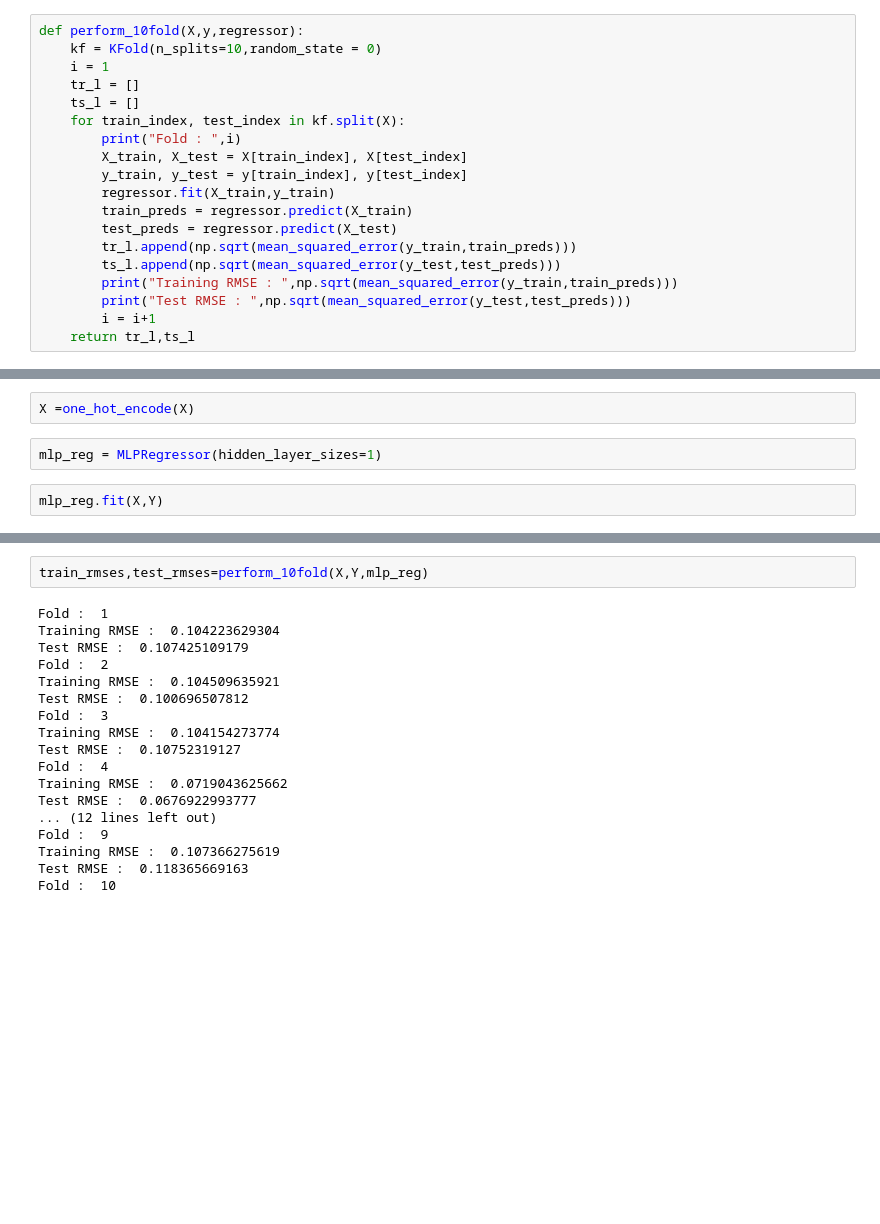
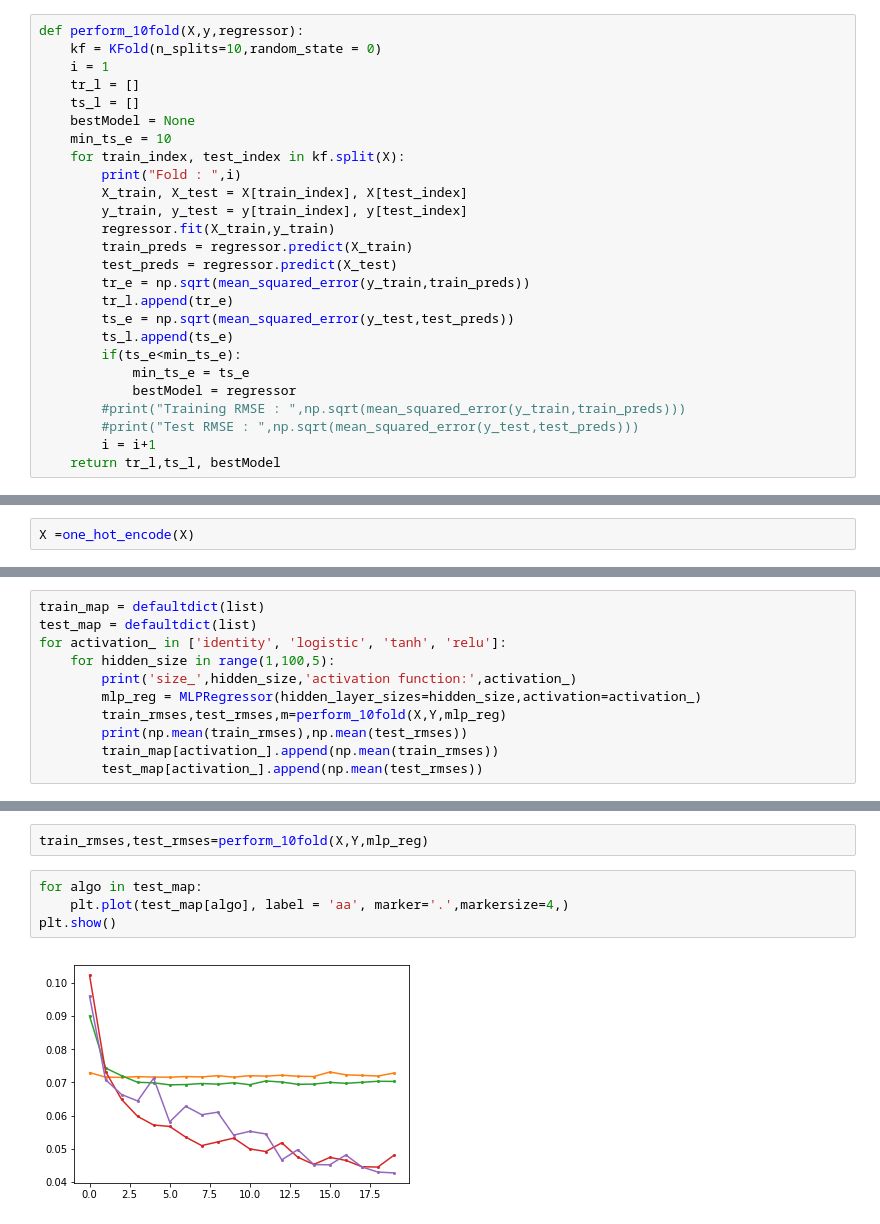
Before and after one commit to TSatyaVasanthReddy/RegressionAnalysis, a Jupyter notebook: code_satya.ipynb, the cells around one changed output, grey strips where cells are left out. Saved outputs shown, nothing was run; the diff lists cells and outputs as text; blank space fills up the shorter version.

```diff
--- a/code_satya.ipynb
+++ b/code_satya.ipynb
@@ -44,6 +44,8 @@ def perform_10fold(X,y,regressor):
     i = 1
     tr_l = []
     ts_l = []
+    bestModel = None
+    min_ts_e = 10
     for train_index, test_index in kf.split(X):
         print("Fold : ",i)
         X_train, X_test = X[train_index], X[test_index]
@@ -51,17 +53,18 @@ def perform_10fold(X,y,regressor):
         regressor.fit(X_train,y_train)
         train_preds = regressor.predict(X_train)
         test_preds = regressor.predict(X_test)
-        tr_l.append(np.sqrt(mean_squared_error(y_train,train_preds)))
-        ts_l.append(np.sqrt(mean_squared_error(y_test,test_preds)))
-        print("Training RMSE : ",np.sqrt(mean_squared_error(y_train,train_preds)))
-        print("Test RMSE : ",np.sqrt(mean_squared_error(y_test,test_preds)))
+        tr_e = np.sqrt(mean_squared_error(y_train,train_preds))
+        tr_l.append(tr_e)
+        ts_e = np.sqrt(mean_squared_error(y_test,test_preds))
+        ts_l.append(ts_e)
+        if(ts_e<min_ts_e):
+            min_ts_e = ts_e
+            bestModel = regressor
+        #print("Training RMSE : ",np.sqrt(mean_squared_error(y_train,train_preds)))
+        #print("Test RMSE : ",np.sqrt(mean_squared_error(y_test,test_preds)))
         i = i+1
-    return tr_l,ts_l
+    return tr_l,ts_l, bestModel
 # %%
 X,Y= getX_Y_from_dataset(dataset)
 # %%
 X =one_hot_encode(X)
-# %%
-mlp_reg = MLPRegressor(hidden_layer_sizes=1)
-# %%
-mlp_reg.fit(X,Y)
@@ -75,0 +71,11 @@ MLPRegressor(activation='relu', alpha=0.0001, batch_size='auto', beta_1=0.9,
+# %%
+train_map = defaultdict(list)
+test_map = defaultdict(list)
+for activation_ in ['identity', 'logistic', 'tanh', 'relu']:
+    for hidden_size in range(1,100,5):
+        print('size_',hidden_size,'activation function:',activation_)
+        mlp_reg = MLPRegressor(hidden_layer_sizes=hidden_size,activation=activation_)
+        train_rmses,test_rmses,m=perform_10fold(X,Y,mlp_reg)
+        print(np.mean(train_rmses),np.mean(test_rmses))
+        train_map[activation_].append(np.mean(train_rmses))
+        test_map[activation_].append(np.mean(test_rmses))
@@ -76,20 +100,8 @@ MLPRegressor(activation='relu', alpha=0.0001, batch_size='auto', beta_1=0.9,
 # %%
 train_rmses,test_rmses=perform_10fold(X,Y,mlp_reg)
-# %% [output]
-Fold :  1
-Training RMSE :  0.104223629304
-Test RMSE :  0.107425109179
-Fold :  2
-Training RMSE :  0.104509635921
-Test RMSE :  0.100696507812
-Fold :  3
-Training RMSE :  0.104154273774
-Test RMSE :  0.10752319127
-Fold :  4
-Training RMSE :  0.0719043625662
-Test RMSE :  0.0676922993777
-... (12 lines left out)
-Fold :  9
-Training RMSE :  0.107366275619
-Test RMSE :  0.118365669163
-Fold :  10
+# %%
+for algo in test_map:
+    plt.plot(test_map[algo], label = 'aa', marker='.',markersize=4,)
+plt.show()
+# %% [output]
+[figure, added]
```
Also changed, not shown: parts of 2 cells of this notebook, 1 other file.
